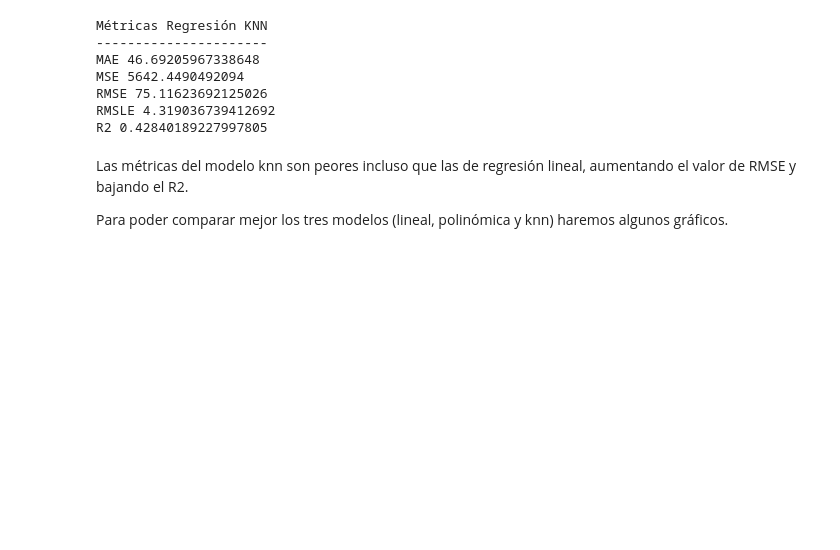
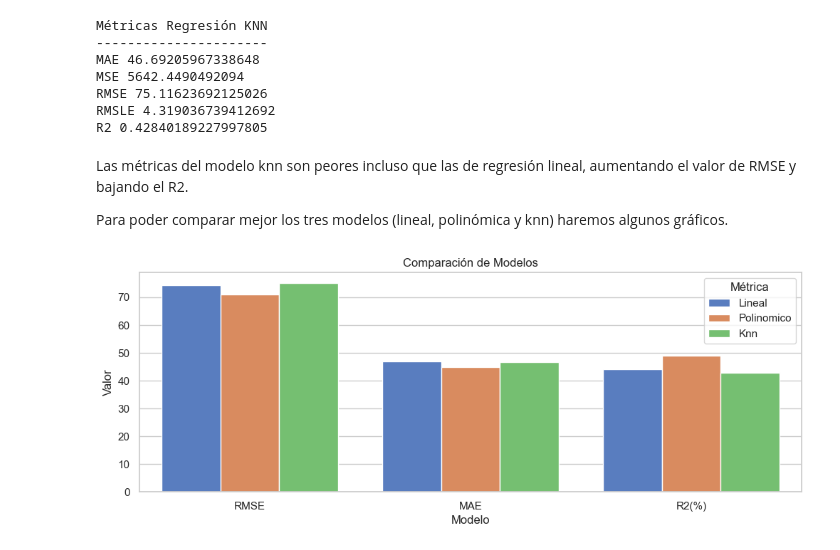
Before and after one commit to tekluis/CoderHouse, a Jupyter notebook: 6-PROYECTO_COMPLEMENTARIOI_TEK.ipynb, the cells around one changed output. Drawn from its saved outputs; the diff is of its cells as text; code cells hidden in the pictures; blank space fills up the shorter version.

Commit message:
grafico comparativa modelos

```diff
--- a/6-PROYECTO_COMPLEMENTARIOI_TEK.ipynb
+++ b/6-PROYECTO_COMPLEMENTARIOI_TEK.ipynb
@@ -561,6 +561,31 @@ R2 0.42840189227997805
 Las métricas del modelo knn son peores incluso que las de regresión lineal, aumentando el valor de RMSE y bajando el R2.
 
 Para poder comparar mejor los tres modelos (lineal, polinómica y knn) haremos algunos gráficos.
+# %%
+model_names = ['RMSE', 'MAE', 'R2']
+linear = [rmse_lr, mae_lr, r2_lr*100]   # Mean Squared Error (Error Cuadrático Medio)
+polinomico= [rmse_poly, mae_poly, r2_poly*100]  # Mean Absolute Error (Error Absoluto Medio)
+knn = [rmse_knn, mae_knn, r2_knn*100]    # R-squared (Coeficiente de Determinación)
+
+fig, ax = plt.subplots(figsize=(12, 4))
+
+data = {
+    'Modelo': ['Lineal','Lineal','Lineal', 'Polinomico','Polinomico','Polinomico', 'Knn','Knn','Knn' ],
+    'Metrica': ['RMSE', 'MAE', 'R2(%)'] * 3,
+    'Valor': linear + polinomico + knn
+}
+
+# Crear el gráfico de barras utilizando sns.barplot() con dodge=True
+sns.barplot(x='Metrica', y='Valor', hue='Modelo', data=data, palette='muted', dodge=True)
+
+plt.xlabel('Modelo')
+plt.ylabel('Valor')
+plt.title('Comparación de Modelos')
+plt.legend(title='Métrica')
+
+plt.show()
+# %% [output]
+[figure, added]
 # %%
 data_graf = {
     'y_test': y_test,
```
Also changed, not shown: parts of 9 cells of this notebook.
